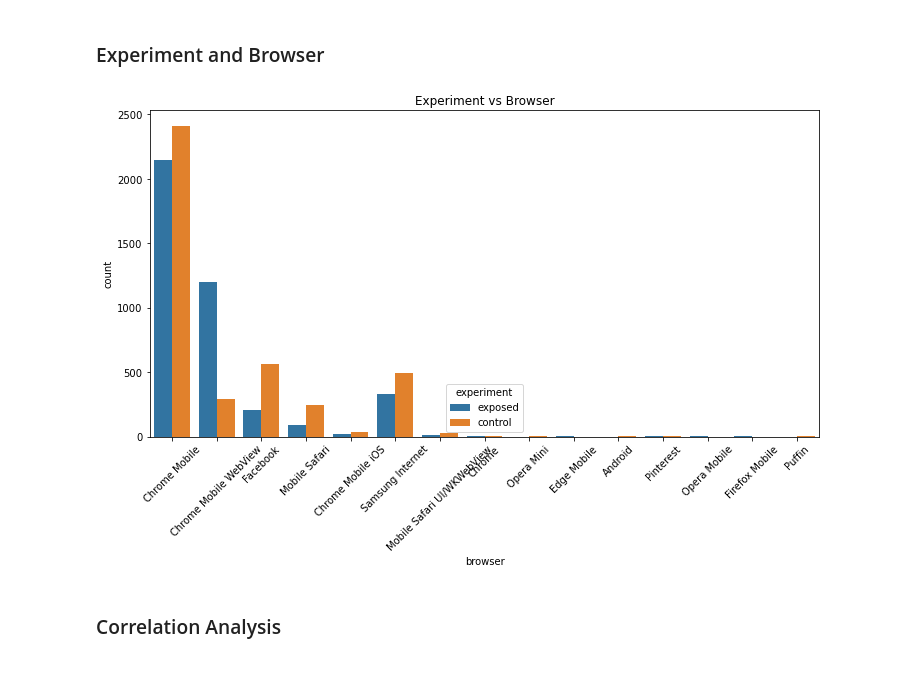
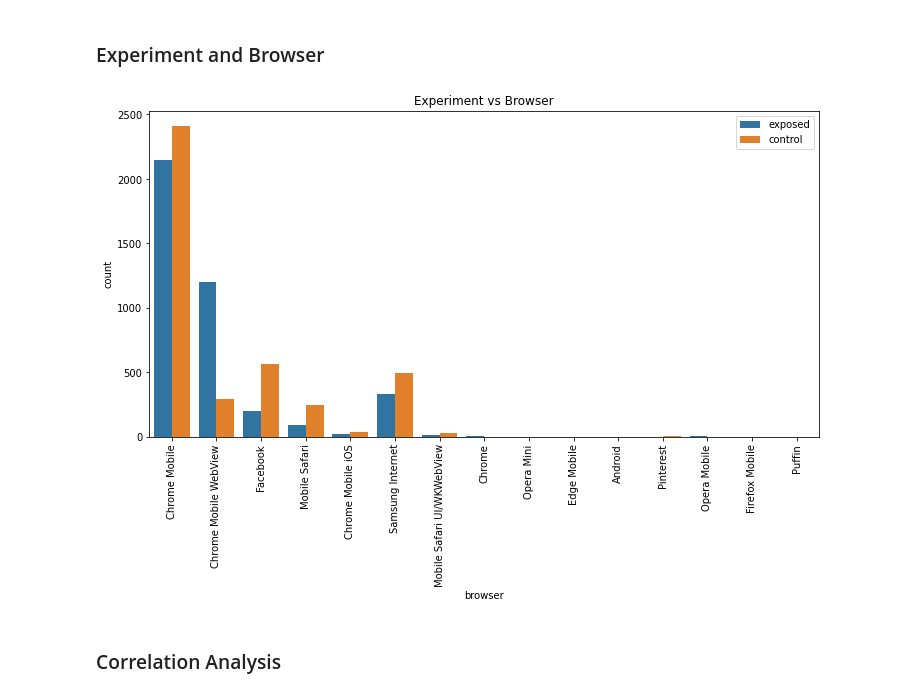
Before and after one commit to Yonas-T/ab_testing, a Jupyter notebook: notebooks/Exploratory.ipynb, the cells around one changed output. Drawn from its saved outputs; the diff is of its cells as text; code cells hidden in the pictures.

```diff
--- a/notebooks/Exploratory.ipynb
+++ b/notebooks/Exploratory.ipynb
@@ -314,11 +314,12 @@ plt.show()
 # %%
 plt.figure(figsize=(12, 6))
 sns.countplot(data=df, x="browser", hue="experiment")
 plt.title('Experiment vs Browser')
-plt.xticks(rotation=45)
+plt.xticks(rotation=90)
+plt.legend(loc='upper right')
 plt.show()
 # %% [output]
-[figure, old version]
+[figure, new version]
 # %% [markdown]
 ### Correlation Analysis
 # %%
```
Also changed, not shown: parts of 2 cells of this notebook, 1 other file.
